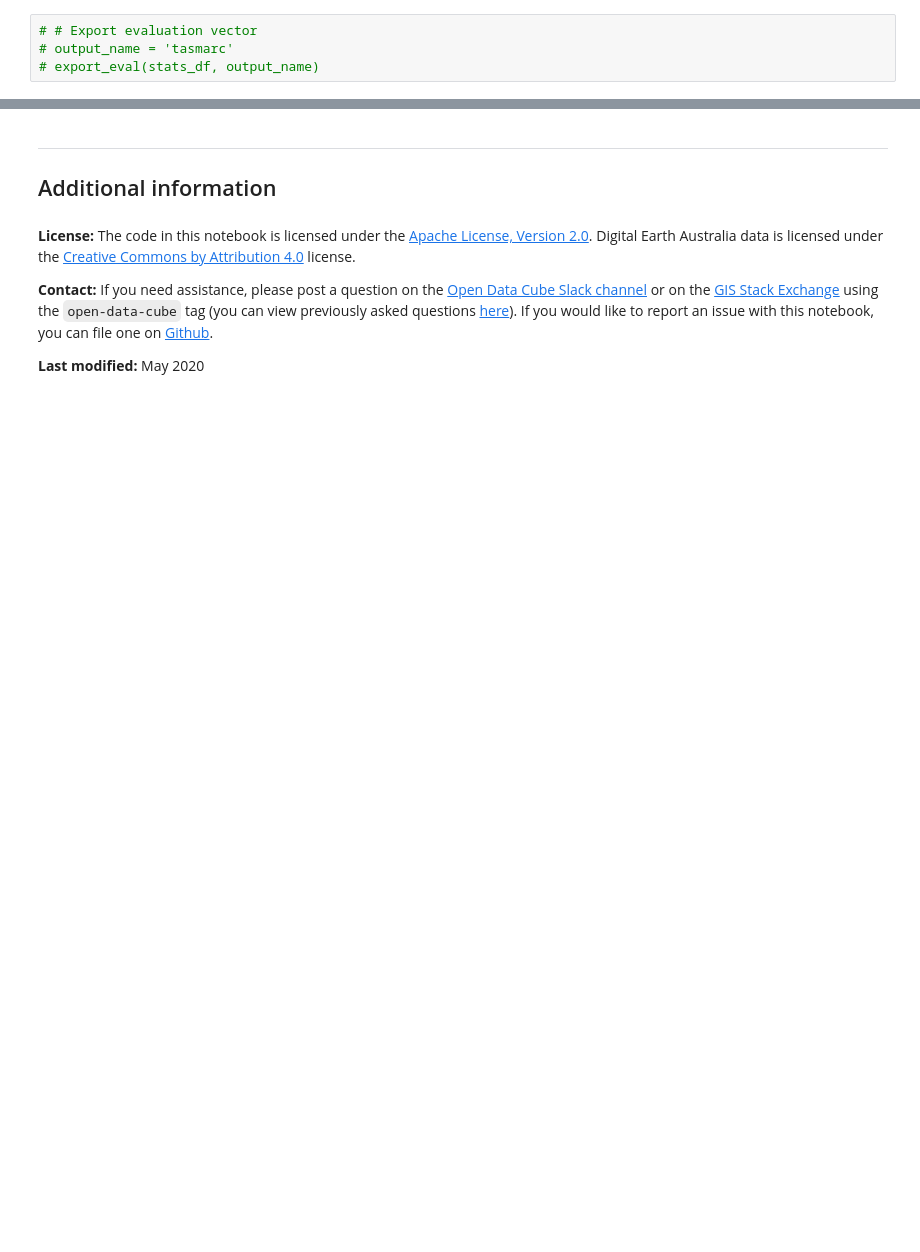
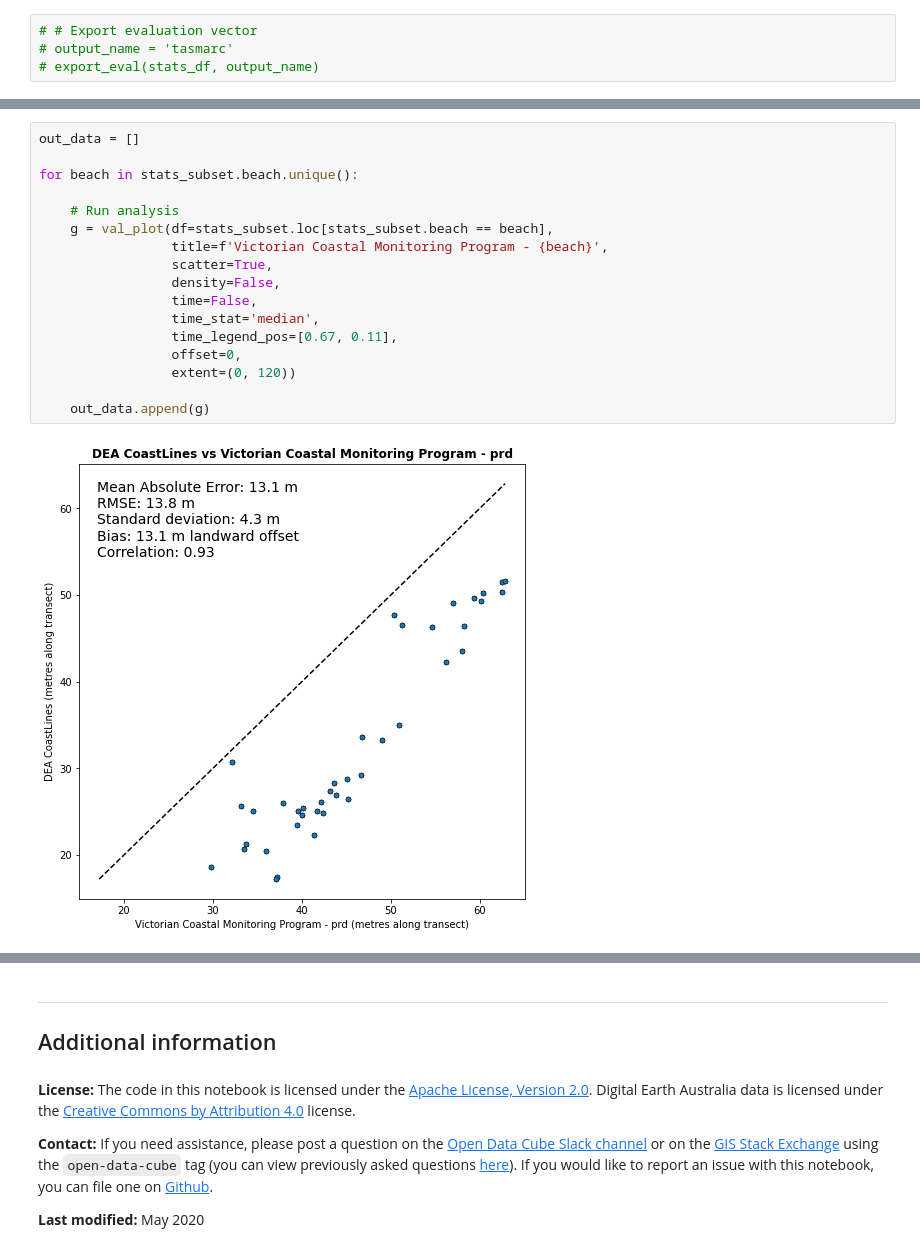
Before and after one commit to GeoscienceAustralia/dea-coastlines, a Jupyter notebook: validation/DEACoastlines_validation.ipynb, the cells around one changed output, grey strips where cells are left out. Cells and saved outputs as stored; diff of their text form; blank space fills up the shorter version.

```diff
--- a/validation/DEACoastlines_validation.ipynb
+++ b/validation/DEACoastlines_validation.ipynb
@@ -493,0 +477,19 @@ g = val_plot(df=stats_subset,
+# %%
+out_data = []
+
+for beach in stats_subset.beach.unique():
+
+    # Run analysis
+    g = val_plot(df=stats_subset.loc[stats_subset.beach == beach],
+                 title=f'Victorian Coastal Monitoring Program - {beach}',
+                 scatter=True,
+                 density=False,
+                 time=False,
+                 time_stat='median',
+                 time_legend_pos=[0.67, 0.11],
+                 offset=0,
+                 extent=(0, 120))
+
+    out_data.append(g)
+# %% [output]
+[figure, added]
```
Also changed, not shown: parts of 14 cells of this notebook, 1 other file.
